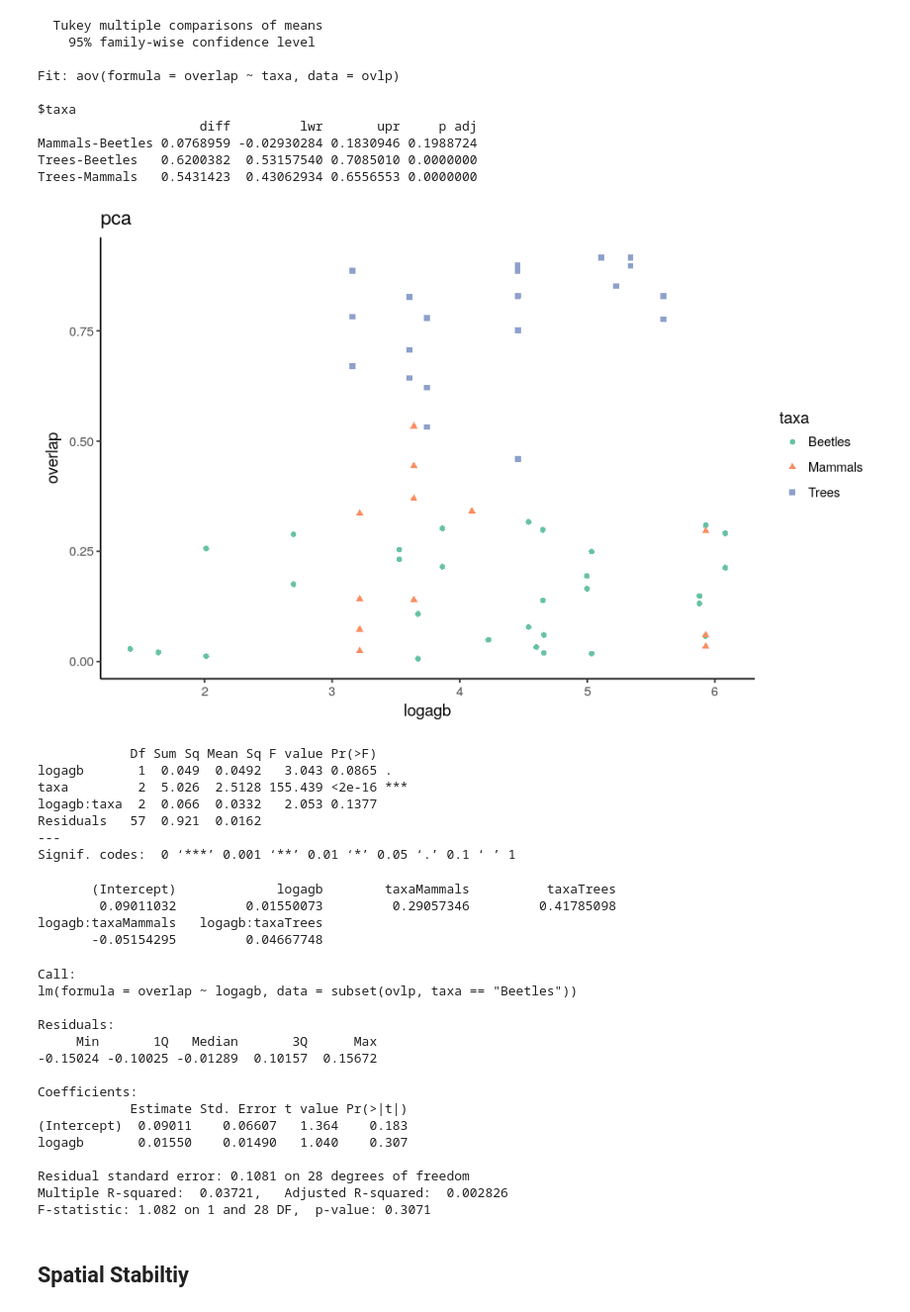
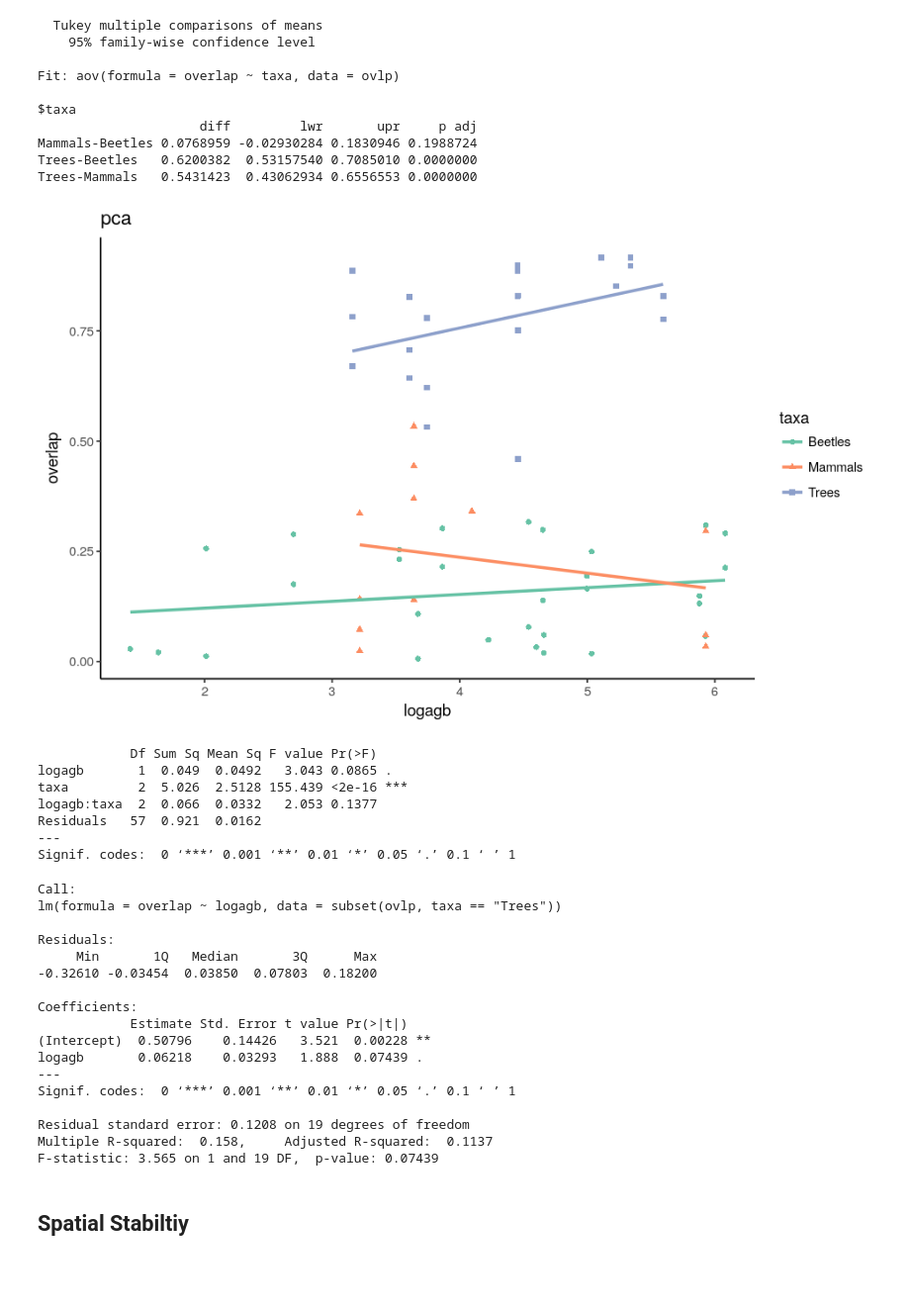
Before and after one commit to dbridg15/masters_project, a Jupyter notebook: Code/comparing_hypervolumes.ipynb, the cells around one changed output. Shown at 99% size. Cells and saved outputs as stored; diff of their text form; code cells hidden in the pictures; blank space fills up the shorter version.

Commit message:
figures for presentation

```diff
--- a/Code/comparing_hypervolumes.ipynb
+++ b/Code/comparing_hypervolumes.ipynb
@@ -221,14 +221,14 @@ plt = plt + ggtitle(kind)
 # %%
 # overlap by log(agb)
 plt = ggplot(data = ovlp, aes(x = logagb, y = overlap, color = taxa, shape = taxa))
 plt = plt + geom_point()
-# plt = plt + geom_smooth(method = 'lm', se = F)
+plt = plt + geom_smooth(method = 'lm', se = F)
 plt = plt + scale_color_brewer(palette = "Set2")
 plt = plt + theme_classic()
 plt = plt + ggtitle(kind)
 print(plt)
 # %% [output]
-[figure, old version]
+[figure, new version]
 # %%
 # model
 model = aov(overlap ~ logagb*taxa, data = ovlp)
@@ -242,35 +242,30 @@ logagb:taxa  2  0.066  0.0332   2.053 0.1377
 Residuals   57  0.921  0.0162
 ---
 Signif. codes:  0 ‘***’ 0.001 ‘**’ 0.01 ‘*’ 0.05 ‘.’ 0.1 ‘ ’ 1
-# %%
-model$coefficients
-# %% [output]
-       (Intercept)             logagb        taxaMammals          taxaTrees
-        0.09011032         0.01550073         0.29057346         0.41785098
-logagb:taxaMammals   logagb:taxaTrees
-       -0.05154295         0.04667748
 # %%
 trees_mdl = lm(overlap ~ logagb, data = subset(ovlp, taxa == "Trees"))
 mamls_mdl = lm(overlap ~ logagb, data = subset(ovlp, taxa == "Mammals"))
 btles_mdl = lm(overlap ~ logagb, data = subset(ovlp, taxa == "Beetles"))
 # %%
-summary(btles_mdl)
+summary(trees_mdl)
 # %% [output]
 Call:
-lm(formula = overlap ~ logagb, data = subset(ovlp, taxa == "Beetles"))
+lm(formula = overlap ~ logagb, data = subset(ovlp, taxa == "Trees"))
 
 Residuals:
      Min       1Q   Median       3Q      Max
--0.15024 -0.10025 -0.01289  0.10157  0.15672
+-0.32610 -0.03454  0.03850  0.07803  0.18200
 
 Coefficients:
             Estimate Std. Error t value Pr(>|t|)
-(Intercept)  0.09011    0.06607   1.364    0.183
-logagb       0.01550    0.01490   1.040    0.307
+(Intercept)  0.50796    0.14426   3.521  0.00228 **
+logagb       0.06218    0.03293   1.888  0.07439 .
+---
+Signif. codes:  0 ‘***’ 0.001 ‘**’ 0.01 ‘*’ 0.05 ‘.’ 0.1 ‘ ’ 1
 
-Residual standard error: 0.1081 on 28 degrees of freedom
-Multiple R-squared:  0.03721,   Adjusted R-squared:  0.002826
-F-statistic: 1.082 on 1 and 28 DF,  p-value: 0.3071
+Residual standard error: 0.1208 on 19 degrees of freedom
+Multiple R-squared:  0.158,     Adjusted R-squared:  0.1137
+F-statistic: 3.565 on 1 and 19 DF,  p-value: 0.07439
 # %% [markdown]
 ## Spatial Stabiltiy
 # %%
```
Also changed, not shown: parts of 8 cells of this notebook, 2 other files.
